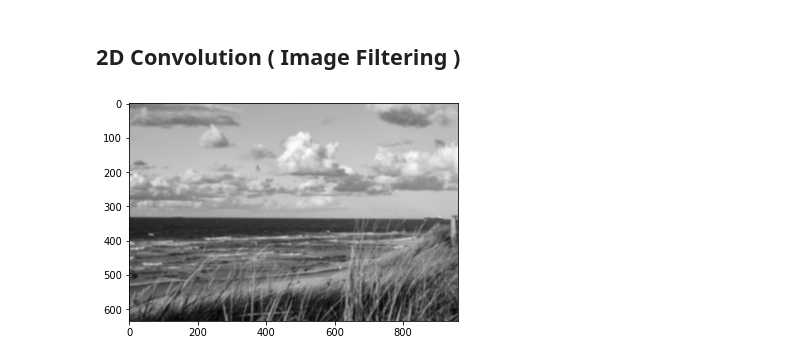
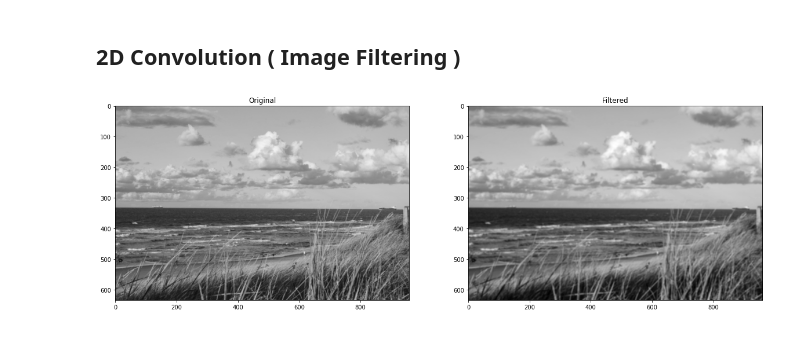
Before and after one commit to djlisashi/opencv-snippets, a Jupyter notebook: OpenCV code snippets.ipynb, the cells around one changed output. Cells and saved outputs as stored; diff of their text form; code cells hidden in the pictures.

Commit message:
feat: add plot of original and blurred image

```diff
--- a/OpenCV code snippets.ipynb
+++ b/OpenCV code snippets.ipynb
@@ -8,6 +8,8 @@ from matplotlib import pyplot as plt
 import ipywidgets as widgets
 from IPython.display import display
 from ipywidgets import interact, interact_manual
+# %%
+plt.rcParams["figure.figsize"] = (20,10) # change the plot size of matplotlib
 # %%
 #ls
 # %%
@@ -58,8 +60,9 @@ _, img_binary = cv.threshold(img_gray, thresh_val, 255,cv.THRESH_BINARY)
 # %%
 # when ddepth=-1, the output image will have the same depth as the source image
 kernel = np.ones((5,5),np.float32)/25
 target_img = cv.filter2D(img_gray,-1,kernel)            # image,ddepth, kernel
-plt.imshow(target_img, cmap = 'gray', interpolation = 'bicubic')
+plt.subplot(121),plt.imshow(img_gray, cmap = 'gray', interpolation = 'bicubic'),plt.title('Original')
+plt.subplot(122),plt.imshow(target_img, cmap = 'gray', interpolation = 'bicubic'), plt.title('Filtered')
 plt.show()
 # %% [output]
-[figure, old version]
+[figure, new version]
```
Also changed, not shown: parts of 2 cells of this notebook.
